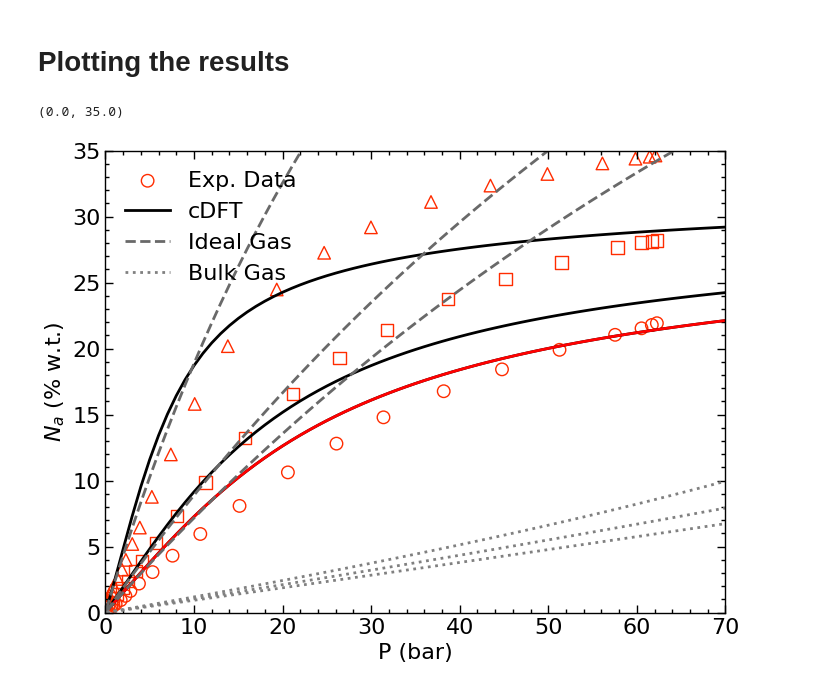
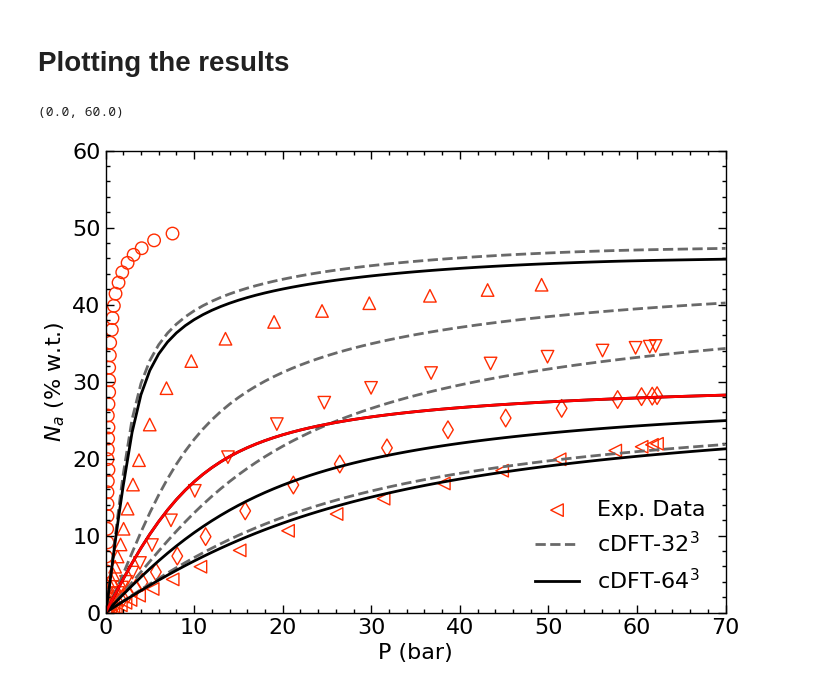
Before and after one commit to elvissoares/PyDFTlj, a Jupyter notebook: examples/Example5-Adsorption3D_on_MOFs.ipynb, the cells around one changed output. Saved outputs shown, nothing was run; the diff lists cells and outputs as text; code cells hidden in the pictures.

Commit message:
Housekeeping and adding MMFA functional

```diff
--- a/examples/Example5-Adsorption3D_on_MOFs.ipynb
+++ b/examples/Example5-Adsorption3D_on_MOFs.ipynb
@@ -204,8 +205,7 @@ for i in range(rhobarray.size):
 
     DFT.Set_BulkDensity(rhob)
 
-    # DFT.Calculate_Equilibrium(alpha0=0.25,rtol=1e-2,atol=1e-4,max_iter=20,method='picard',logoutput=False)
-    DFT.Calculate_Equilibrium(alpha0=0.25,dt=0.3,rtol=1e-3,atol=1e-4,method='fire',logoutput=False)
+    DFT.Calculate_Equilibrium(alpha0=0.25,dt=0.2,rtol=1e-3,atol=1e-4,method='fire',logoutput=False)
 
     Nadsarray[i] = DFT.Nadstot
     print(pbararray[i],rhob,Nadsarray[i])
@@ -271,7 +255,7 @@ df['Absolute adsorption (mol/kg)'] = 1e3*Nadsarray/mss
 df['Absolute adsorption (cm^3 STP/cm^3)'] = 1e30*(kB*273.15/101325)*Nadsarray/Vcell
 df['Excess adsorption (molecules/uc)'] = Nexcarray
 df['Excess adsorption (mg/g)'] = 1e3*Mexcarray/mss
-df['Excess adsorption (%w.t.)'] = 100*Mexcarray/(mss+Marray)
+df['Excess adsorption (%w.t.)'] = 100*Mexcarray/(mss+Mexcarray)
 df['Excess adsorption (mol/kg)'] = 1e3*Nexcarray/mss
 df['Excess adsorption (cm^3 STP/cm^3)'] = 1e30*(kB*273.15/101325)*Nexcarray/Vcell
 # %%
@@ -300,8 +284,14 @@ df.to_csv('dft-results-'+structure_name+'-'+fluid_molecule+'-'+fluid_forcefield+
 # %%
-dft240K_data = pd.read_csv('dft-results-'+structure_name+'-'+fluid_molecule+'-PCSAFT-DREIDING-T=240.0K-N=32.dat',sep='\t')
-dft270K_data = pd.read_csv('dft-results-'+structure_name+'-'+fluid_molecule+'-PCSAFT-DREIDING-T=270.0K-N=32.dat',sep='\t')
-dft300K32_data = pd.read_csv('dft-results-'+structure_name+'-'+fluid_molecule+'-TraPPE-DREIDING-T=300.0K-N=32.dat',sep='\t')
-dft300K64_data = pd.read_csv('dft-results-'+structure_name+'-'+fluid_molecule+'-TraPPE-DREIDING-T=300.0K-N=64.dat',sep='\t')
+dft200K_data = pd.read_csv('dft-results-'+structure_name+'-'+fluid_molecule+'-TraPPE-DREIDING-T=200.0K-N=64.dat',sep='\t')
+dft240K_data = pd.read_csv('dft-results-'+structure_name+'-'+fluid_molecule+'-TraPPE-DREIDING-T=240.0K-N=64-ljmethod=MMFA.dat',sep='\t')
+dft270K_data = pd.read_csv('dft-results-'+structure_name+'-'+fluid_molecule+'-TraPPE-DREIDING-T=270.0K-N=64-ljmethod=MMFA.dat',sep='\t')
+dft300K_data = pd.read_csv('dft-results-'+structure_name+'-'+fluid_molecule+'-TraPPE-DREIDING-T=300.0K-N=64-ljmethod=MMFA.dat',sep='\t')
+
+
+dft200K_data32 = pd.read_csv('dft-results-'+structure_name+'-'+fluid_molecule+'-TraPPE-DREIDING-T=200.0K-N=32.dat',sep='\t')
+dft240K_data32 = pd.read_csv('dft-results-'+structure_name+'-'+fluid_molecule+'-TraPPE-DREIDING-T=240.0K-N=32.dat',sep='\t')
+dft270K_data32 = pd.read_csv('dft-results-'+structure_name+'-'+fluid_molecule+'-TraPPE-DREIDING-T=270.0K-N=32.dat',sep='\t')
+dft300K_data32 = pd.read_csv('dft-results-'+structure_name+'-'+fluid_molecule+'-TraPPE-DREIDING-T=300.0K-N=32-ljmethod=WDA.dat',sep='\t')
 # %% [markdown]
 # Plotting the results
 # %%
@@ -309,29 +299,30 @@ exp_data = pd.read_excel('data/experimental/H2andCH4-MOFandZIF-isotherm-Zhou2007
 # %%
 plt.rcParams["lines.markersize"] = 9
 
-plt.scatter(exp_data['P(bar)-300K'],exp_data['Na(%wt)-300K'],marker='o',edgecolors='C3',facecolors='none',label='Exp. Data')
-plt.scatter(exp_data['P(bar)-270K'],exp_data['Na(%wt)-270K'],marker='s',edgecolors='C3',facecolors='none')
-plt.scatter(exp_data['P(bar)-240K'],exp_data['Na(%wt)-240K'],marker='^',edgecolors='C3',facecolors='none')
+plt.scatter(exp_data['P(bar)-300K'],exp_data['Na(%wt)-300K'],marker='<',edgecolors='C3',facecolors='none',label='Exp. Data')
+plt.scatter(exp_data['P(bar)-270K'],exp_data['Na(%wt)-270K'],marker='d',edgecolors='C3',facecolors='none')
+plt.scatter(exp_data['P(bar)-240K'],exp_data['Na(%wt)-240K'],marker='v',edgecolors='C3',facecolors='none')
+plt.scatter(exp_data['P(bar)-200K'],exp_data['Na(%wt)-200K'],marker='^',edgecolors='C3',facecolors='none')
+plt.scatter(exp_data['P(bar)-150K'],exp_data['Na(%wt)-150K'],marker='o',edgecolors='C3',facecolors='none')
 
-plt.plot(dft240K_data['Pressure (bar)'],dft240K_data['Absolute adsorption (%w.t.)'],'-',color='k',label='cDFT')
+plt.plot(dft240K_data32['Pressure (bar)'],dft240K_data32['Absolute adsorption (%w.t.)'],'--',color='dimgrey',label='cDFT-32$^3$')
+plt.plot(dft270K_data32['Pressure (bar)'],dft270K_data32['Absolute adsorption (%w.t.)'],'--',color='dimgrey')
+plt.plot(dft300K_data32['Pressure (bar)'],dft300K_data32['Absolute adsorption (%w.t.)'],'--',color='dimgrey')
+plt.plot(dft200K_data32['Pressure (bar)'],dft200K_data32['Absolute adsorption (%w.t.)'],'--',color='dimgrey')
+
+plt.plot(dft240K_data['Pressure (bar)'],dft240K_data['Absolute adsorption (%w.t.)'],'-',color='k',label='cDFT-64$^3$')
 plt.plot(dft270K_data['Pressure (bar)'],dft270K_data['Absolute adsorption (%w.t.)'],'-',color='k')
-plt.plot(dft300K32_data['Pressure (bar)'],dft300K32_data['Absolute adsorption (%w.t.)'],'-',color='k')
+plt.plot(dft300K_data['Pressure (bar)'],dft300K_data['Absolute adsorption (%w.t.)'],'-',color='k')
+plt.plot(dft200K_data['Pressure (bar)'],dft200K_data['Absolute adsorption (%w.t.)'],'-',color='k')
 
 plt.plot(df['Pressure (bar)'],df['Absolute adsorption (%w.t.)'],'-',color='red')
 
-plt.plot(dft240K_data['Pressure (bar)'],dft240K_data['Ideal adsorption (%w.t.)'],'--',color='dimgrey')
-plt.plot(dft270K_data['Pressure (bar)'],dft270K_data['Ideal adsorption (%w.t.)'],'--',color='dimgrey')
-plt.plot(dft300K32_data['Pressure (bar)'],dft300K32_data['Ideal adsorption (%w.t.)'],'--',color='dimgrey',label='Ideal Gas')
-
-plt.plot(dft240K_data['Pressure (bar)'],dft240K_data['Bulk adsorption (%w.t.)'],':',color='grey')
-plt.plot(dft270K_data['Pressure (bar)'],dft270K_data['Bulk adsorption (%w.t.)'],':',color='grey')
-plt.plot(dft300K32_data['Pressure (bar)'],dft300K32_data['Bulk adsorption (%w.t.)'],':',color='grey',label='Bulk Gas')
-
-plt.legend(loc='upper left')
+plt.legend(loc='lower right')
 plt.xlabel('P (bar)')
 plt.ylabel('$N_a$ (% w.t.)')
 plt.xlim(0,70)
-plt.ylim(0,35)
+plt.ylim(0,60)
+# plt.ylim(0,20)
 # %% [output]
-(0.0, 35.0)
+(0.0, 60.0)
-[figure, old version]
+[figure, new version]
```
Also changed, not shown: parts of 15 cells of this notebook, 3 other files.
